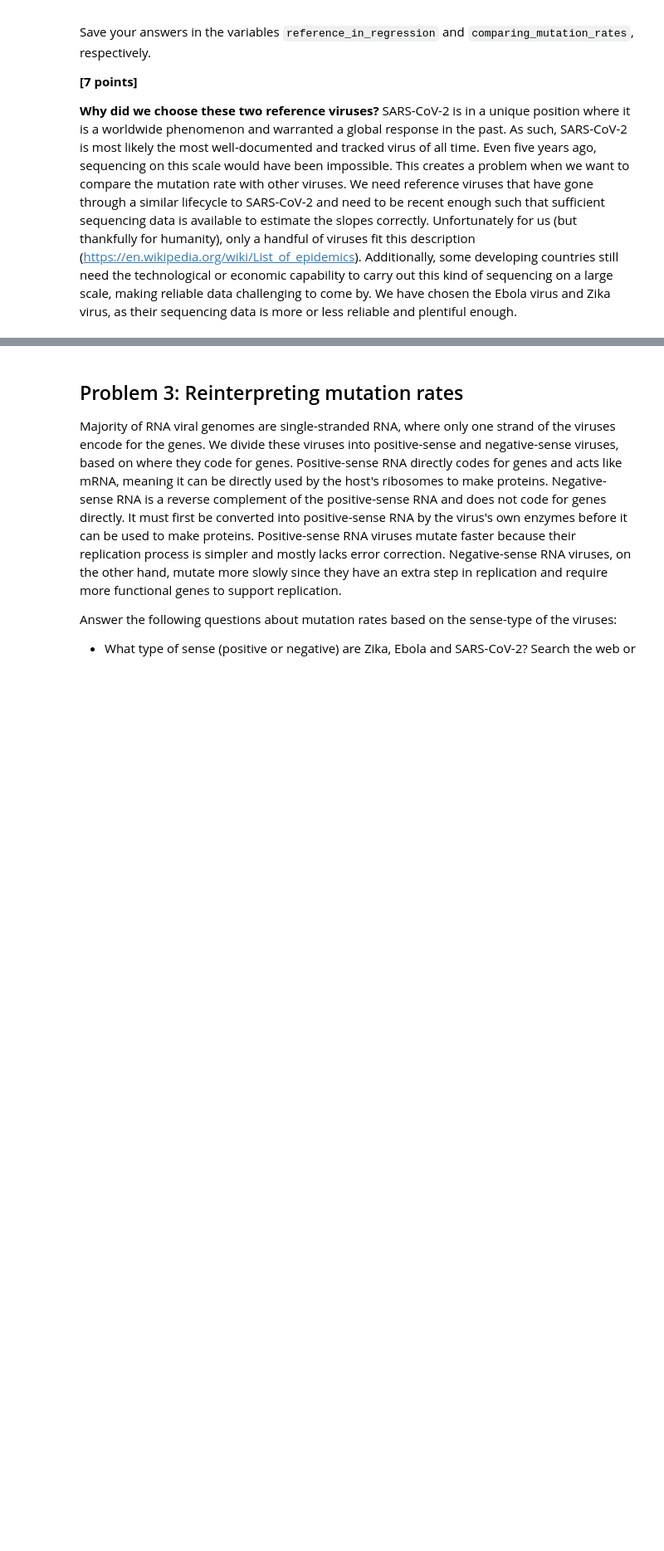
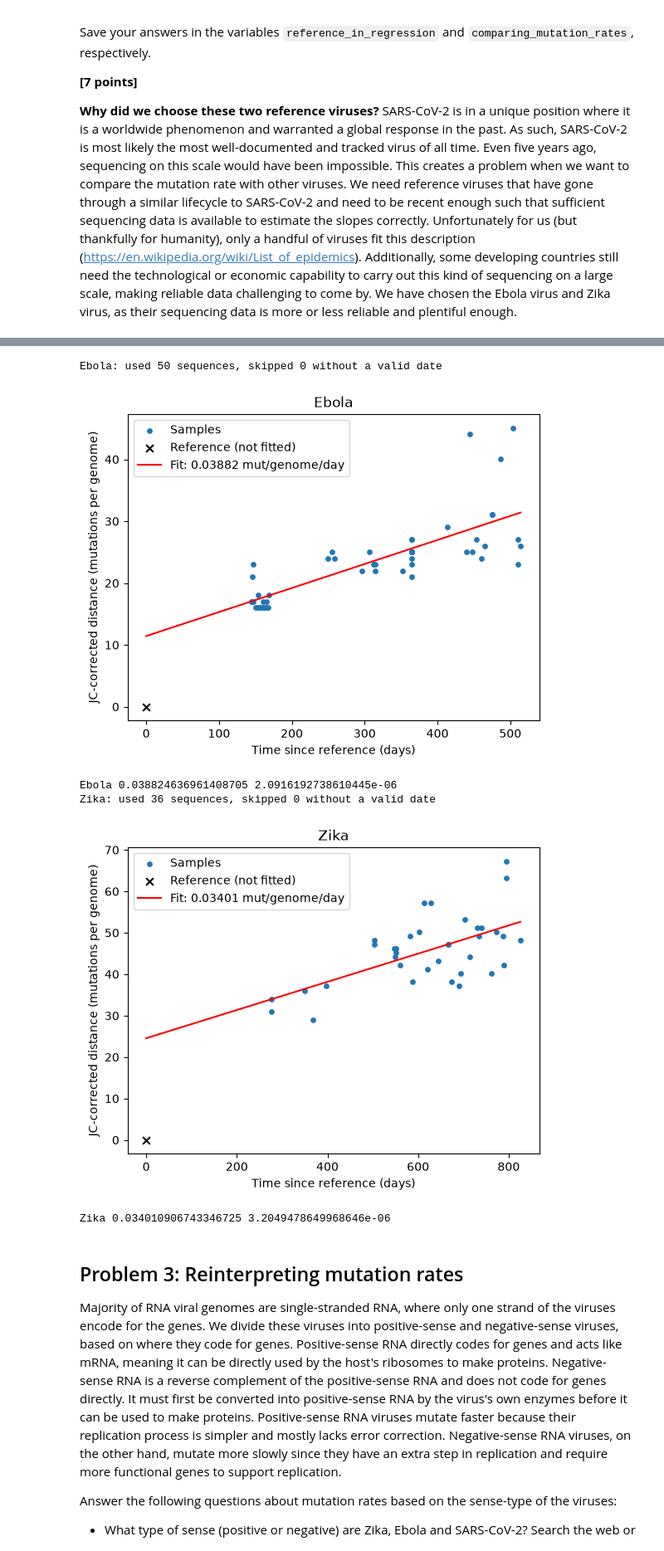
Before and after one commit to haircutt/assign_viral_evo, a Jupyter notebook: viral_evo_workbook.ipynb, the cells around one changed output, grey strips where cells are left out. Shown at 83% size. Saved outputs shown, nothing was run; the diff lists cells and outputs as text; code cells hidden in the pictures; blank space fills up the shorter version.

Commit message:
fix: prob 2 aligns correctly

```diff
--- a/viral_evo_workbook.ipynb
+++ b/viral_evo_workbook.ipynb
@@ -407,3 +224,80 @@ ValueError: p >= 0.75: Jukes-Cantor correction undefined
+# %%
+import numpy as np
+import pandas as pd
+from Bio import SeqIO
+from matplotlib import pyplot as plt
+from helper_functions import jukes_cantor
+
+
+def parse_date(desc):
+    # collection date is the last "|"-separated field of the fasta description
+    return pd.to_datetime(desc.split("|")[-1].strip(), errors="coerce")
+
+
+def estimate_rate(fasta_path, figure_path, name):
+    """Regress JC distance vs days since the reference, EXCLUDING the reference.
+
+    The reference is the first record in the (already aligned) fasta file.
+    Returns (per_genome_per_day, per_nt_per_day).
+    """
+    records = list(SeqIO.parse(fasta_path, "fasta"))
+    ref_rec, others = records[0], records[1:]
+    ref_seq = str(ref_rec.seq)
+
+    ref_date = parse_date(ref_rec.description)
+    if pd.isna(ref_date):
+        raise ValueError(f"{name}: could not parse reference date from "
+                         f"'{ref_rec.description}'")
+
+    days, dist = [], []
+    skipped = 0
+    for r in others:
+        d = parse_date(r.description)
+        if pd.isna(d):
+            skipped += 1
+            continue
+        if len(r.seq) != len(ref_seq):
+            raise ValueError(f"{name}: {r.id} is not aligned to the reference "
+                             f"({len(r.seq)} vs {len(ref_seq)})")
+        days.append((d - ref_date).days)
+        dist.append(jukes_cantor(ref_seq, str(r.seq)))
+    days, dist = np.array(days, dtype=float), np.array(dist, dtype=float)
+    print(f"{name}: used {len(days)} sequences, skipped {skipped} without a valid date")
+
+    # fit WITHOUT the reference -> line does not need to pass through the origin
+    slope, intercept = np.polyfit(days, dist, 1)
+    per_genome = slope
+    per_nt = slope / len(ref_seq)      # len of the aligned reference
+
+    xs = np.linspace(0, days.max(), 100)
+    plt.figure()
+    plt.scatter(days, dist, s=15, label="Samples")
+    plt.scatter([0], [0], s=40, c="k", marker="x", label="Reference (not fitted)")
+    plt.plot(xs, slope * xs + intercept, "r-",
+             label=f"Fit: {slope:.5f} mut/genome/day")
+    plt.xlabel("Time since reference (days)")
+    plt.ylabel("JC-corrected distance (mutations per genome)")
+    plt.title(name)
+    plt.legend()
+    plt.savefig(figure_path)
+    plt.show()
+
+    print(name, per_genome, per_nt)
+    return per_genome, per_nt
+
+
+ebola_per_genome_per_day, ebola_per_nt_per_day = estimate_rate(
+    "data/p2-ebola-viruses.fasta", "ebola.svg", "Ebola")
+
+zika_per_genome_per_day, zika_per_nt_per_day = estimate_rate(
+    "data/p2-zika-viruses.fasta", "zika.svg", "Zika")
+# %% [output]
+Ebola: used 50 sequences, skipped 0 without a valid date
+[figure, added]
+Ebola 0.038824636961408705 2.0916192738610445e-06
+Zika: used 36 sequences, skipped 0 without a valid date
+[figure, added]
+Zika 0.034010906743346725 3.2049478649968646e-06
 # %%
 ebola_per_genome_per_day = 0.0
 ebola_per_nt_per_day = 0.0
```
Also changed, not shown: parts of 3 cells of this notebook.
